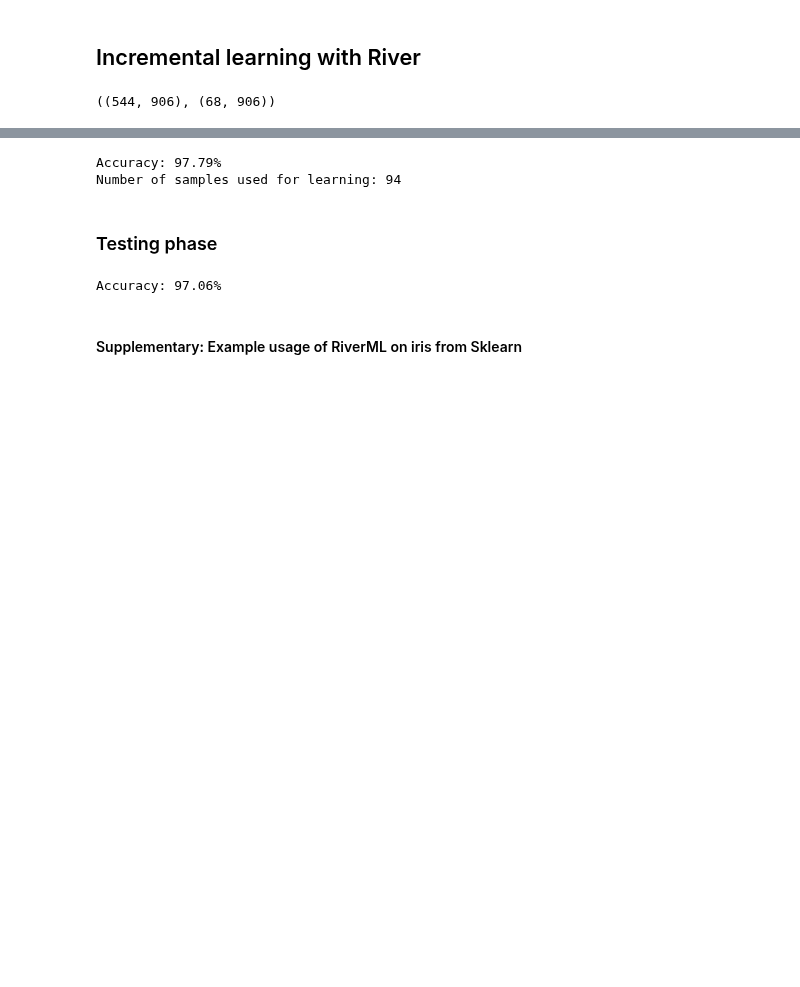
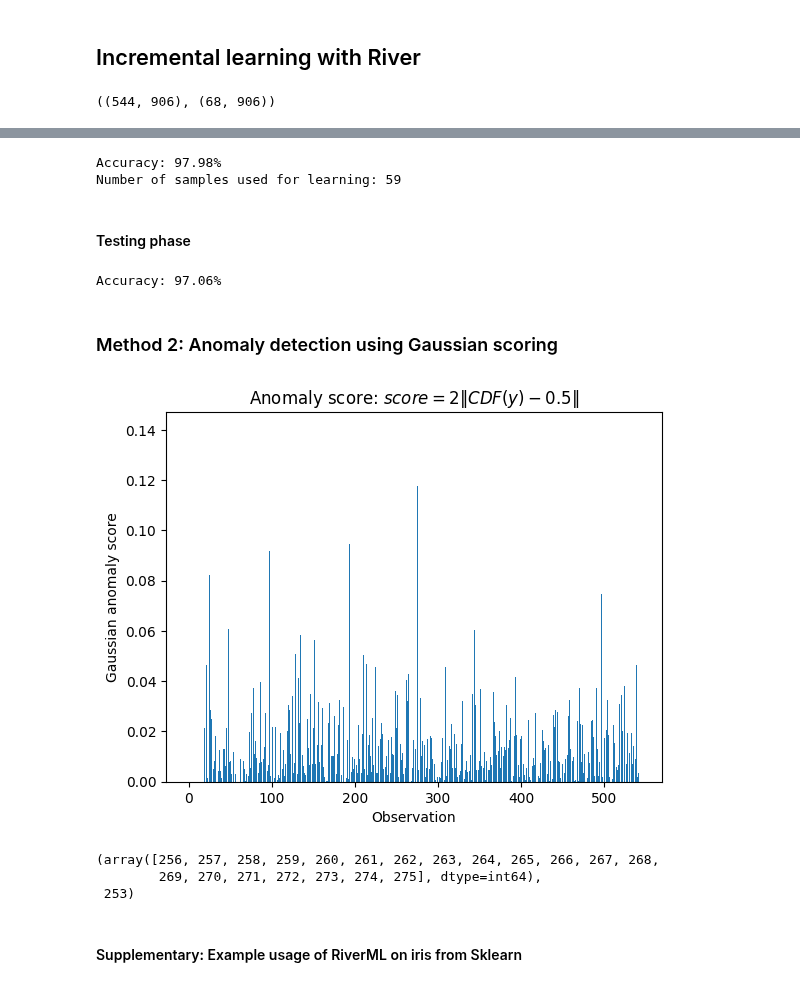
Before and after one commit to AmroAbdrabo/application-of-online-anomaly-detection-using-one-class-classification-to-z24, a Jupyter notebook: Chapter3-ActiveLearning/Streaming-AL/River/river_experiments.ipynb, the cells around one changed output, grey strips where cells are left out. Saved outputs shown, nothing was run; the diff lists cells and outputs as text; code cells hidden in the pictures; blank space fills up the shorter version.

Commit message:
Gaussian scoring changepoint detection

```diff
--- a/Chapter3-ActiveLearning/Streaming-AL/River/river_experiments.ipynb
+++ b/Chapter3-ActiveLearning/Streaming-AL/River/river_experiments.ipynb
@@ -55,7 +55,7 @@ y_river = y_train.tolist()  # Converting to list for easier iteration
 
 metric = metrics.Accuracy()
 base_model = linear_model.LogisticRegression()
-model = active.EntropySampler(base_model, discount_factor=20, seed=42)
+model = active.EntropySampler(base_model, discount_factor=100, seed=42)
 
 n_samples_used = 0
 
@@ -73,10 +73,10 @@ for i in range(len(X_river)):
 print(metric)
 print(f"Number of samples used for learning: {n_samples_used}")
 # %% [output]
-Accuracy: 97.79%
-Number of samples used for learning: 94
+Accuracy: 97.98%
+Number of samples used for learning: 59
 # %% [markdown]
-### Testing phase
+#### Testing phase
 # %%
 X_test_top_f = X_test[:, indices]
 y_test = binarize(labels_test)
@@ -98,6 +98,51 @@ for i in range(len(X_river_test)):
 print(metric)
 # %% [output]
 Accuracy: 97.06%
+# %% [markdown]
+### Method 2: Anomaly detection using Gaussian scoring
+# %%
+import random
+from river import anomaly
+
+def gaussian_scorer_multi(y_values, window_size = 25, grace_period = 10, plot = True):
+    from functools import reduce
+    num_vals = y_values.shape[1]
+    rng = random.Random(42)
+    detectors = [anomaly.GaussianScorer(window_size=window_size, grace_period=grace_period) for el in range(num_vals)]
+    anomaly_scores = [[] for el in range(num_vals)]
+
+    for idx, detector in enumerate(detectors):
+        for obs_idx, y in enumerate(y_values[:-1, idx]):
+            detector = detector.learn_one(None, y)
+            anomaly_scores[idx].append(detector.score_one(None, y_values[obs_idx+1, idx]))
+
+    anomaly_scores_np = [np.array(el) for el in anomaly_scores]
+    result = np.minimum.reduce(anomaly_scores_np) #reduce(np.multiply, anomaly_scores_np)
+
+    if plot:
+        import matplotlib.pyplot as plt
+        x = np.arange(len(result))
+        plt.bar(x, result)
+        #.semilogy(True)
+
+        plt.xlabel('Observation')
+        plt.ylabel('Gaussian anomaly score')
+        plt.title(r'Anomaly score: $score = 2 \|CDF(y) - 0.5\|$')
+        #plt.xticks(x, [f'Label {i}' for i in x])  # Sample x-axis tick labels
+
+        plt.show()
+    return result
+# %%
+result = gaussian_scorer_multi(X_train_top_feats, window_size = 45, grace_period = 20)
+# %% [output]
+[figure, added]
+# %%
+np.where(y_train == 1)[0][0:20], \
+np.argmax(result)
+# %% [output]
+(array([256, 257, 258, 259, 260, 261, 262, 263, 264, 265, 266, 267, 268,
+        269, 270, 271, 272, 273, 274, 275], dtype=int64),
+ 253)
 # %% [markdown]
 #### Supplementary: Example usage of RiverML on iris from Sklearn
 # %%
```
Also changed, not shown: parts of 2 cells of this notebook.
